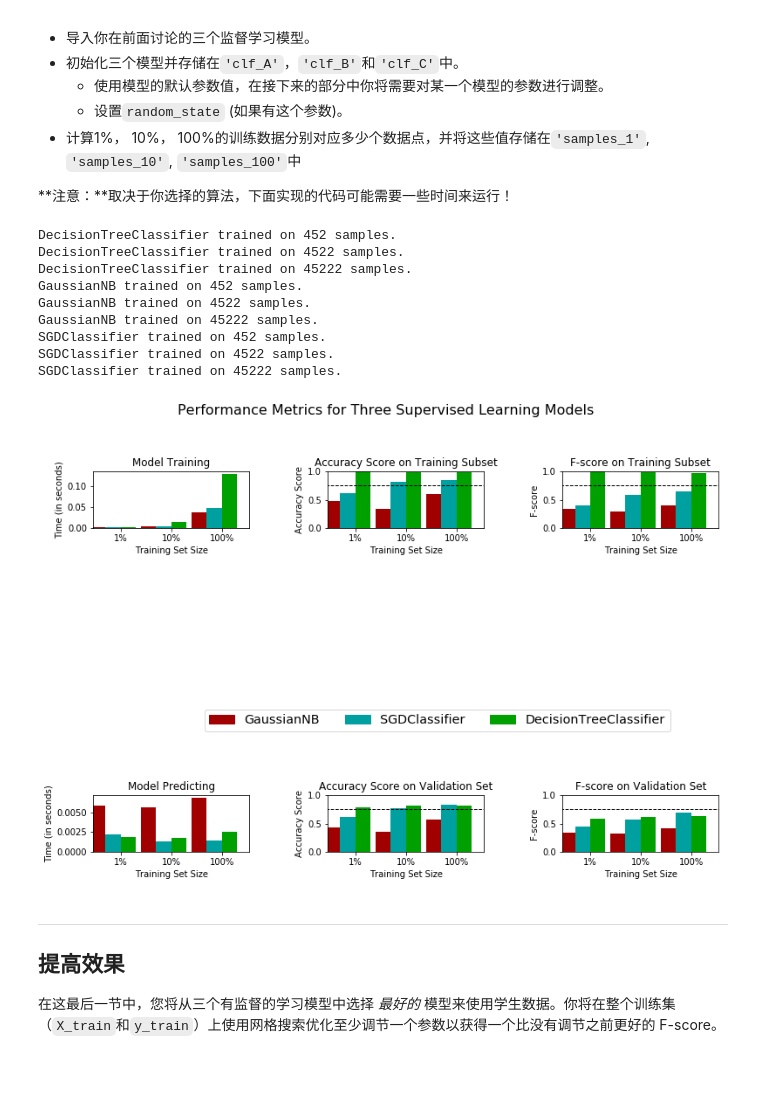
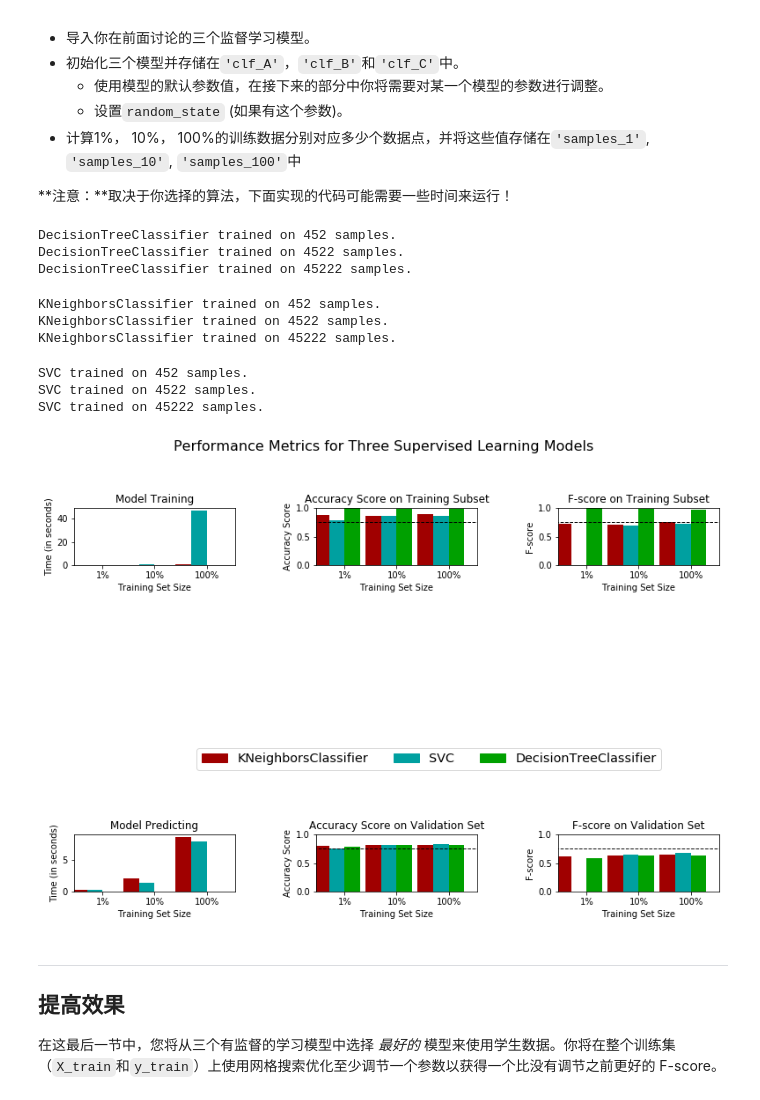
Before and after one commit to liyu10000/playboy, a Jupyter notebook: udacity/machine-learning/finding_donors/finding_donors.ipynb, the cells around one changed output. Saved outputs shown, nothing was run; the diff lists cells and outputs as text; code cells hidden in the pictures; blank space fills up the shorter version.

```diff
--- a/udacity/machine-learning/finding_donors/finding_donors.ipynb
+++ b/udacity/machine-learning/finding_donors/finding_donors.ipynb
@@ -402,41 +430,41 @@ def train_predict(learner, sample_size, X_train, y_train, X_val, y_val):
 # %%
 # TODO：从sklearn中导入三个监督学习模型
 from sklearn.svm import SVC
-from sklearn.naive_bayes import GaussianNB
+from sklearn.neighbors import KNeighborsClassifier
 from sklearn.linear_model import SGDClassifier
 from sklearn.tree import DecisionTreeClassifier
 
 # TODO：初始化三个模型
 clf_A = DecisionTreeClassifier()
-clf_B = GaussianNB()
-clf_C = SGDClassifier()
+clf_B = KNeighborsClassifier()
+clf_C = SVC()
 
 # TODO：计算1%， 10%， 100%的训练数据分别对应多少点
 samples_1 = int(0.01 * n_records)
 samples_10 = int(0.1 * n_records)
 samples_100 = n_records
 
 # 收集学习器的结果
 results = {}
 for clf in [clf_A, clf_B, clf_C]:
     clf_name = clf.__class__.__name__
     results[clf_name] = {}
     for i, samples in enumerate([samples_1, samples_10, samples_100]):
         results[clf_name][i] = train_predict(clf, samples, X_train, y_train, X_val, y_val)
 
 # 对选择的三个模型得到的评价结果进行可视化
 vs.evaluate(results, accuracy, fscore)
 # %% [output]
 DecisionTreeClassifier trained on 452 samples.
 DecisionTreeClassifier trained on 4522 samples.
 DecisionTreeClassifier trained on 45222 samples.
-GaussianNB trained on 452 samples.
-GaussianNB trained on 4522 samples.
-GaussianNB trained on 45222 samples.
-SGDClassifier trained on 452 samples.
-SGDClassifier trained on 4522 samples.
-SGDClassifier trained on 45222 samples.
+KNeighborsClassifier trained on 452 samples.
+KNeighborsClassifier trained on 4522 samples.
+KNeighborsClassifier trained on 45222 samples.
+SVC trained on 452 samples.
+SVC trained on 4522 samples.
+SVC trained on 45222 samples.
-[figure, old version]
+[figure, new version]
 # %% [markdown]
 ----
 ## 提高效果
```
Also changed, not shown: parts of 21 cells of this notebook.
